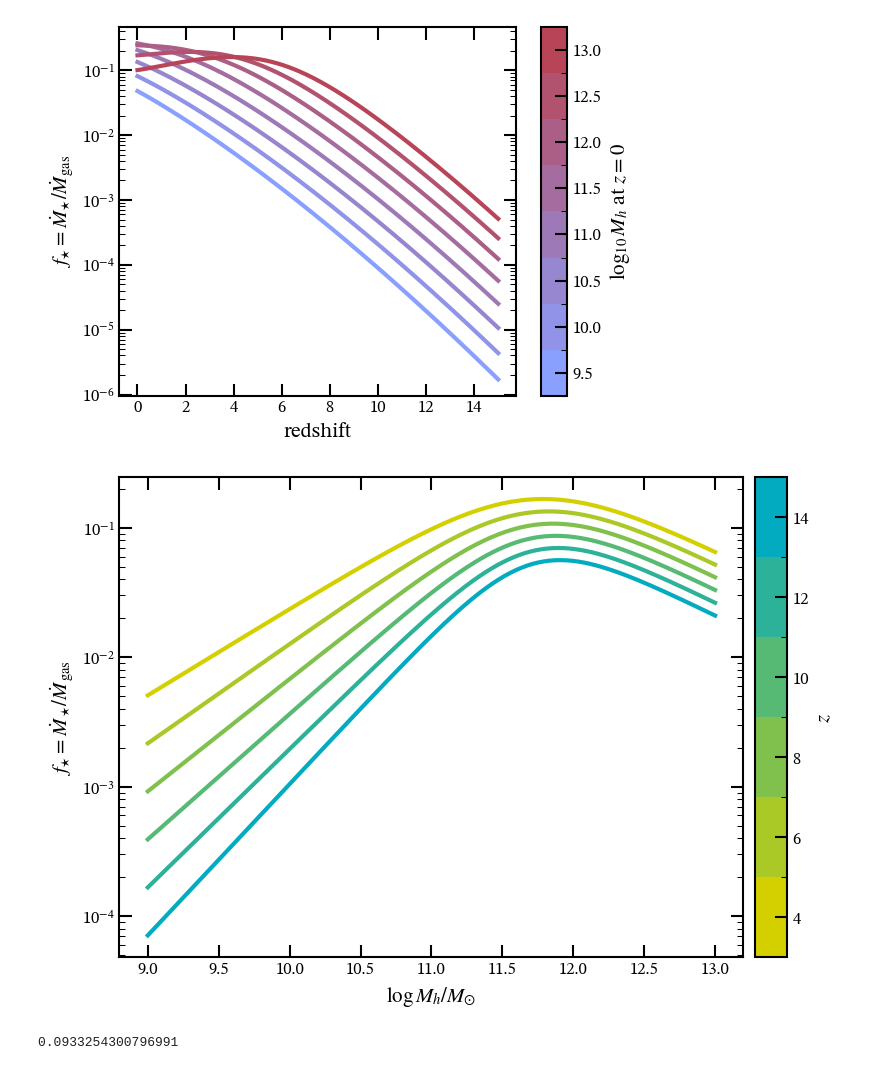
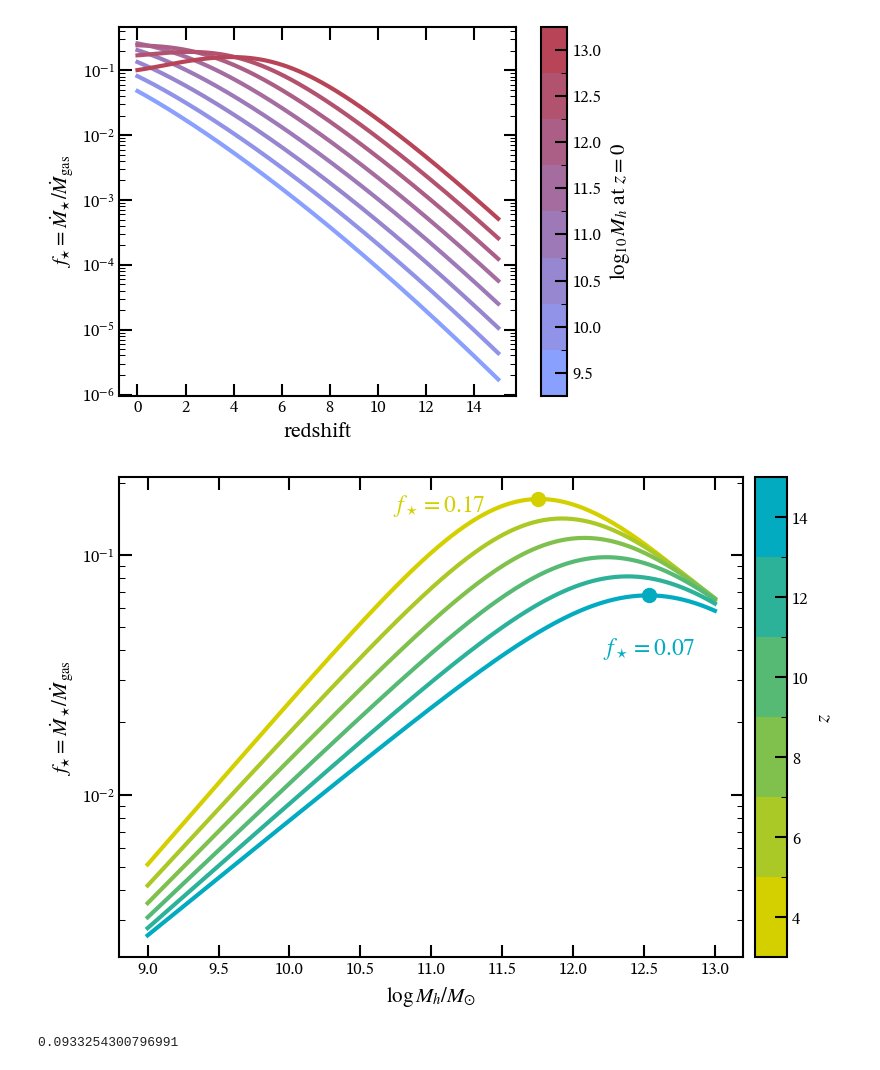
Before and after one commit to ebregou/modeling_stochasticity, a Jupyter notebook: notebooks/visualize_results.ipynb, the cells around one changed output. Saved outputs shown, nothing was run; the diff lists cells and outputs as text; code cells hidden in the pictures.

```diff
--- a/notebooks/visualize_results.ipynb
+++ b/notebooks/visualize_results.ipynb
@@ -121,8 +147,8 @@ sfe_fig = eplots.sfe_over_time(my_UVLF, best_fit)
 # %%
 #sfe_fig.savefig('/Users/eb35267/Desktop/code/figures/all_data_test/sfe_over_redshift.png', bbox_inches='tight')
 # %%
-sfe_fig_2 = eplots.sfe_shape_diff_z(my_UVLF, best_fit, Mhtab = np.linspace(9, 13, 200),
-                             zs =np.arange(4, 16, 2))
+sfe_fig_2 = eplots.sfe_shape_diff_z(my_UVLF, no_m_ev, Mhtab = np.linspace(9, 13, 200),
+                             zs =np.arange(4, 16, 2), id_max = True)
 # %% [output]
-[figure, old version]
+[figure, new version]
 # %%
```
Also changed, not shown: parts of 18 cells of this notebook, 6 other files.
